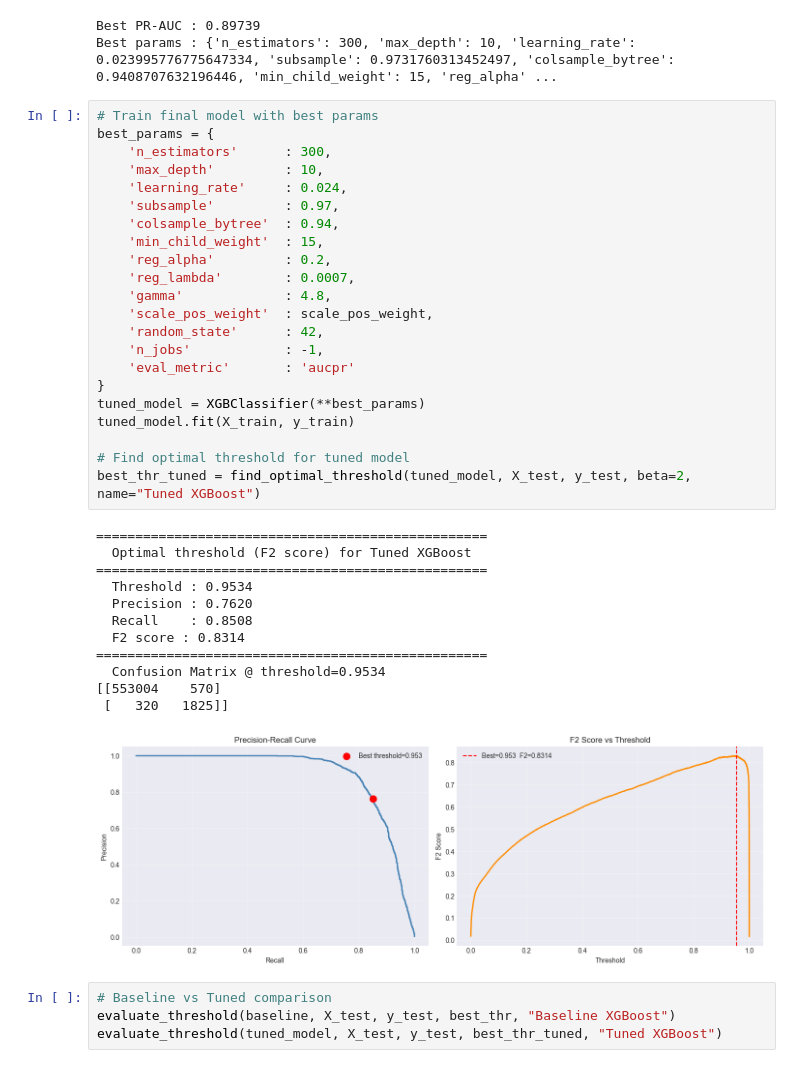
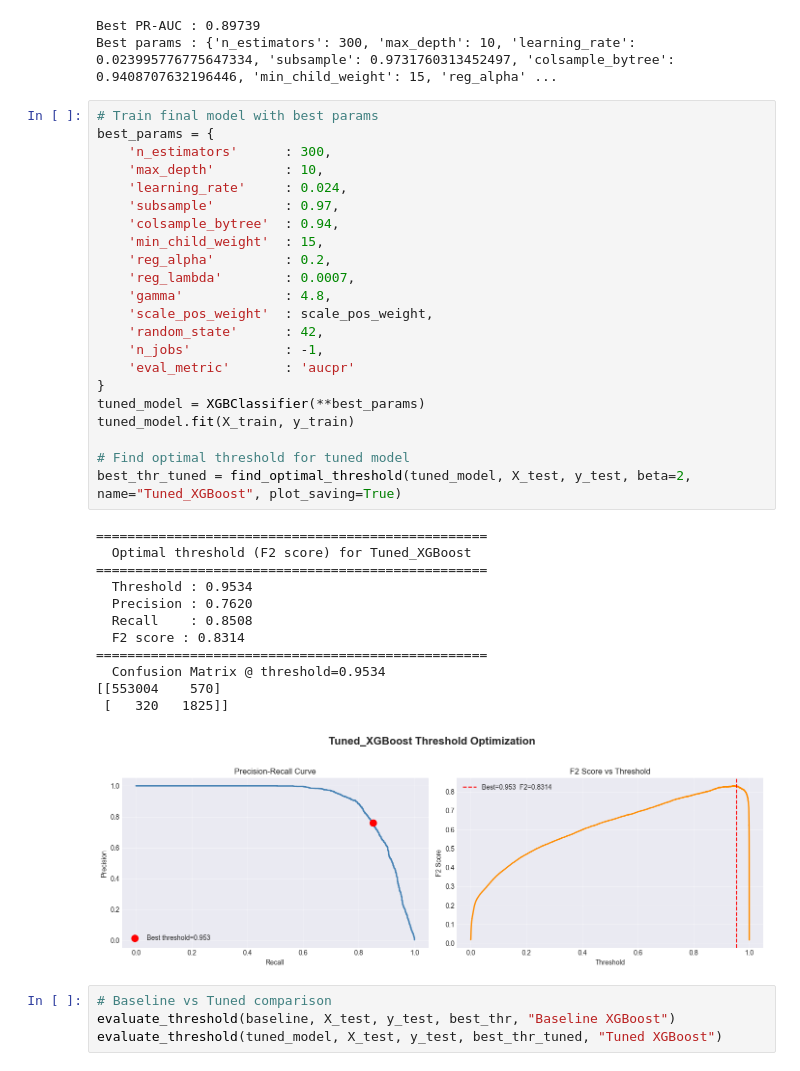
Before and after one commit to Dai-Nguyen1506/AI66A_group_1, a Jupyter notebook: notebooks/04_model_optimization.ipynb, the cells around one changed output. Drawn from its saved outputs; the diff is of its cells as text.

Commit message:
add plot saving

```diff
--- a/notebooks/04_model_optimization.ipynb
+++ b/notebooks/04_model_optimization.ipynb
@@ -162,36 +162,36 @@ Best params : {'n_estimators': 300, 'max_depth': 10, 'learning_rate': 0.02399577
 best_params = {
     'n_estimators'      : 300,
     'max_depth'         : 10,
     'learning_rate'     : 0.024,
     'subsample'         : 0.97,
     'colsample_bytree'  : 0.94,
     'min_child_weight'  : 15,
     'reg_alpha'         : 0.2,
     'reg_lambda'        : 0.0007,
     'gamma'             : 4.8,
     'scale_pos_weight'  : scale_pos_weight,
     'random_state'      : 42,
     'n_jobs'            : -1,
     'eval_metric'       : 'aucpr'
 }
 tuned_model = XGBClassifier(**best_params)
 tuned_model.fit(X_train, y_train)
 
 # Find optimal threshold for tuned model
-best_thr_tuned = find_optimal_threshold(tuned_model, X_test, y_test, beta=2, name="Tuned XGBoost")
+best_thr_tuned = find_optimal_threshold(tuned_model, X_test, y_test, beta=2, name="Tuned_XGBoost", plot_saving=True)
 # %% [output]
 ==================================================
-  Optimal threshold (F2 score) for Tuned XGBoost
+  Optimal threshold (F2 score) for Tuned_XGBoost
 ==================================================
   Threshold : 0.9534
   Precision : 0.7620
   Recall    : 0.8508
   F2 score : 0.8314
 ==================================================
   Confusion Matrix @ threshold=0.9534
 [[553004    570]
  [   320   1825]]
-[figure, old version]
+[figure, new version]
 # %%
 # Baseline vs Tuned comparison
 evaluate_threshold(baseline, X_test, y_test, best_thr, "Baseline XGBoost")
```
Also changed, not shown: parts of 3 cells of this notebook, 3 other files.
